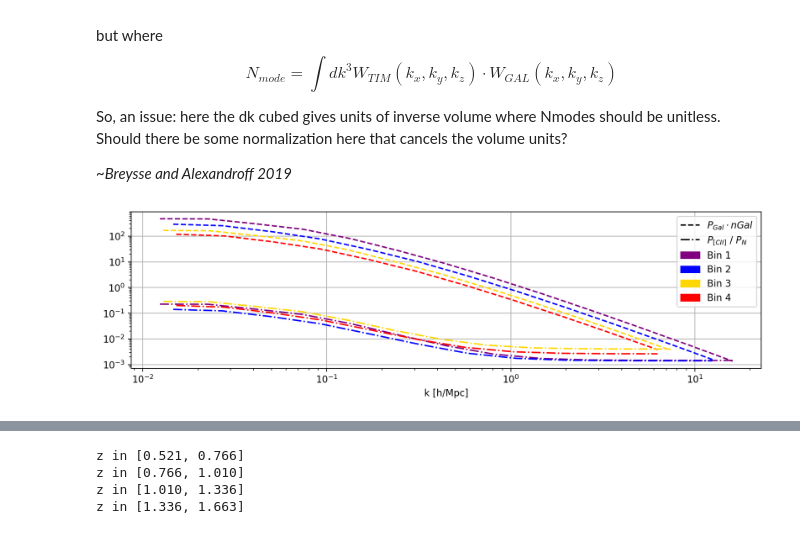
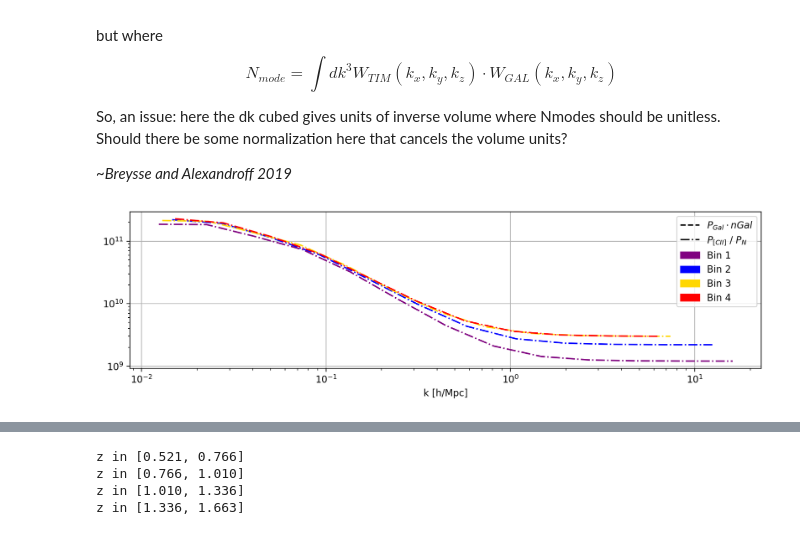
Before and after one commit to JuzzBracks/LIM, a Jupyter notebook: TIMxGal/calc.ipynb, the cells around one changed output, grey strips where cells are left out. Saved outputs shown, nothing was run; the diff lists cells and outputs as text; code cells hidden in the pictures.

Commit message:
Work on contours and sensitivity curves
Updated contour plots and simplified sensitivity curves.

```diff
--- a/TIMxGal/calc.ipynb
+++ b/TIMxGal/calc.ipynb
@@ -321,30 +326,30 @@ SNR_PxG = [PxG / np.sqrt(VARs)  for PxG, VARs in zip(PxGs, VARx)]
 # %%
 import matplotlib.lines as mlines
 import matplotlib.patches as mpatches
 
 plt.figure(dpi = 200, figsize = (12,3))
-[plt.loglog(ks, Pg/ (1/ng), color = colors[i], ls = '--', label = r'P_{Gal} nGal') for i,((ks,_), Pg, ng) in enumerate(zip(Pms, P_gal, GAL.n_gals))]
+#[plt.loglog(ks, Pg/(1/ng), color = colors[i], ls = '--', label = r'P_{Gal} nGal') for i,((ks,_), Pg, ng) in enumerate(zip(Pms, P_gal, GAL.n_gals))]
 #[plt.loglog(ks, SNRPxG, color = colors[i]) for i,((ks,_), SNRPxG) in enumerate(zip(Pms, SNR_PxG))]
-[plt.loglog(ks, PT/NT, color = colors[i], ls = '-.', label = r'$P_{[CII]} / P_N$')
+[plt.loglog(ks, PT, color = colors[i], ls = '-.', label = r'$P_{[CII]} / P_N$')
      for i,((ks,_), PT, NT) in enumerate(zip(Pms, P_TIM, N_TIM))]
 #[plt.axhline(1/ng, color = colors[i], ls = ':') for i,ng in enumerate(GAL.n_gals)]
 #[plt.axhline(NT, color = colors[i], ls = '-.') for i,NT in enumerate(N_TIM)]
 
 #dash = mpatches.Patch(color='black', ls = '--', label=r'$P_{Gal} nGal$')
 
 plt.xlabel('k [h/Mpc]')
 dash = mlines.Line2D([], [], color='black', marker='', ls = '--', label=r'$P_{Gal} \cdot nGal$')
 dashDot = mlines.Line2D([], [], color='black', marker='', ls = '-.', label= r'$P_{[CII]}$ / $P_N$')
 purple = mpatches.Patch(color='purple', label='Bin 1')
 blue = mpatches.Patch(color='blue', label='Bin 2')
 gold = mpatches.Patch(color='gold', label='Bin 3')
 red = mpatches.Patch(color='red', label='Bin 4')
 
 plt.legend(handles=[dash, dashDot, purple, blue, gold, red])
 #plt.legend(handles=[dashDot])
 plt.grid()
 # %% [output]
-[figure, old version]
+[figure, new version]
 # %%
 fig, (power, SNR) = plt.subplots(2, 4, sharex=True, sharey = 'row', gridspec_kw={'height_ratios': [4,3]},
                                  figsize=(8, 3.3), dpi = 200)
```
Also changed, not shown: parts of 20 cells of this notebook, 16 other files.
